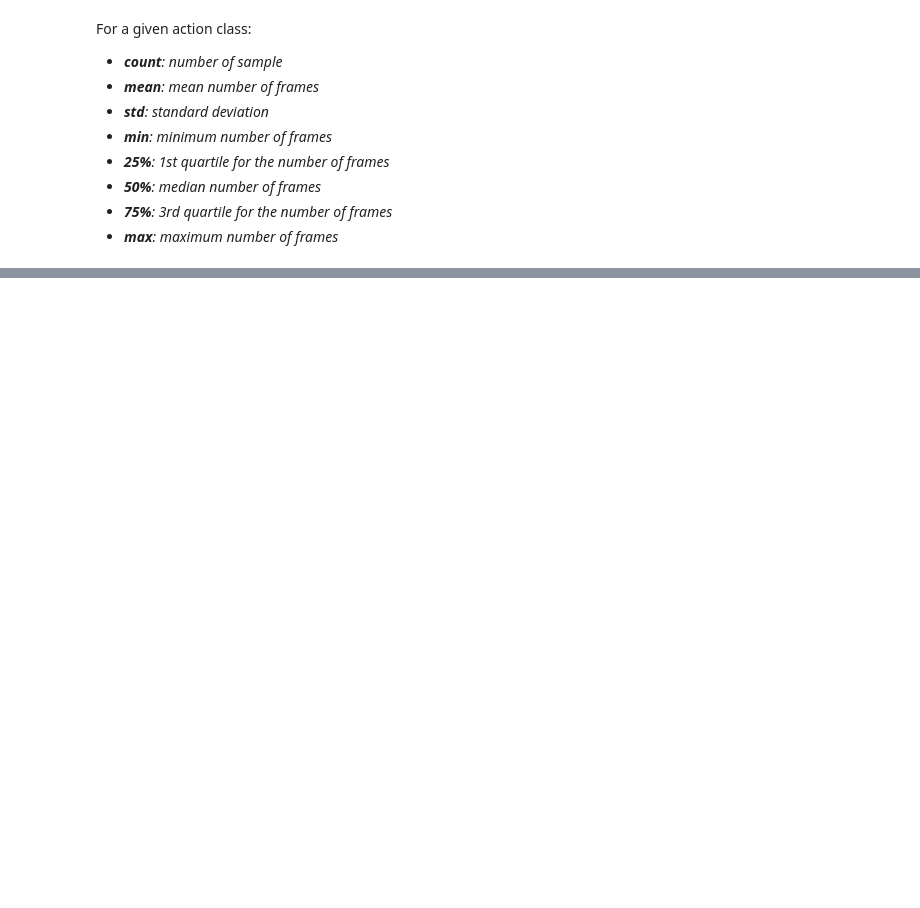
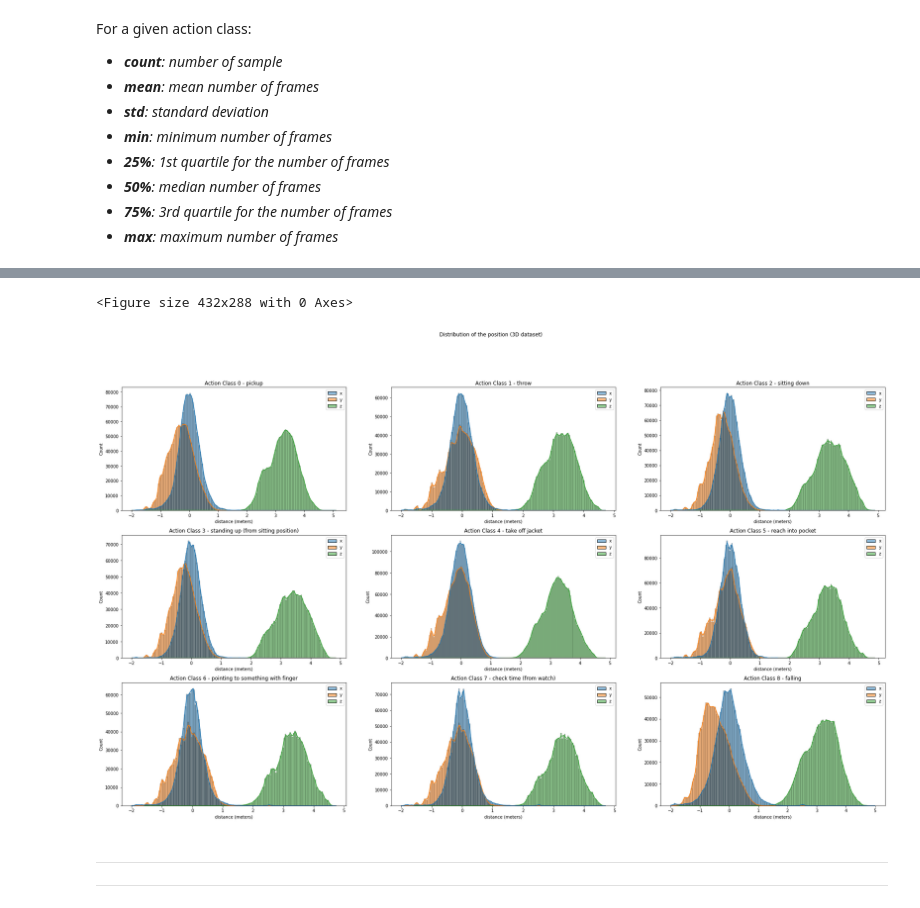
Before and after one commit to anthony-kobanda/human-action-recognition, a Jupyter notebook: data_analysis.ipynb, the cells around one changed output, grey strips where cells are left out. Cells and saved outputs as stored; diff of their text form; code cells hidden in the pictures; blank space fills up the shorter version.

```diff
--- a/data_analysis.ipynb
+++ b/data_analysis.ipynb
@@ -198,0 +190,40 @@ Name: nb_frame, dtype: float64
+# %%
+distrib3D = [{"x": [], "y": [], "z": []} for i in range(len(classes))]
+
+for i in range(len(HAD3D)):
+    tensor3D,label3D = HAD3D[i]
+    for j in range(tensor3D.shape[0]):
+        for k in range(25):
+            x = tensor3D[:,k,0][j].item()
+            y = tensor3D[:,k,1][j].item()
+            z = tensor3D[:,k,2][j].item()
+            # to delete some outliers manually (we could have also considered the quantiles)
+            if np.isnan(x) or np.isnan(y) or np.isnan(z) or (x < -2) or (y < -2) or (z < -2):
+                pass
+            else:
+                distrib3D[label3D]["x"].append(x)
+                distrib3D[label3D]["y"].append(y)
+                distrib3D[label3D]["z"].append(z)
+
+distrib3D_df = [pd.DataFrame(distrib3D[i]) for i in range(len(classes))]
+# %%
+plt.clf()
+
+fig, ax = plt.subplots(nrows=3, ncols=3)
+fig.set_figheight(18)
+fig.set_figwidth(32)
+
+for i in range(len(classes)):
+
+    ax[i//3][i%3].set_title("Action Class {} - {}".format(i, actions[classes[i]]))
+    h = sns.histplot(data=distrib3D_df[i], ax=ax[i//3][i%3], kde=True)
+    h.set_xlabel("distance (meters)")
+
+fig.suptitle("Distribution of the position (3D dataset)")
+plt.show()
+# %% [output]
+<Figure size 432x288 with 0 Axes>
+[figure, added]
+# %% [markdown]
+___
+___
```
Also changed, not shown: parts of 23 cells of this notebook, 19 other files.
